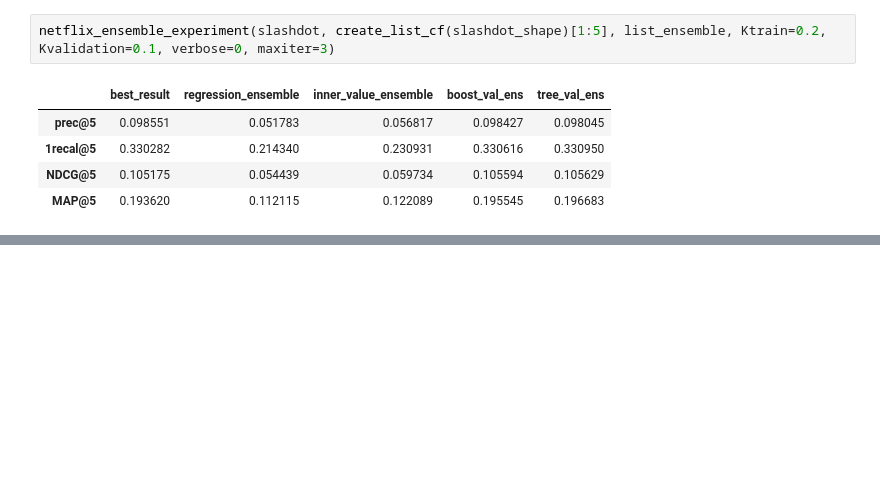
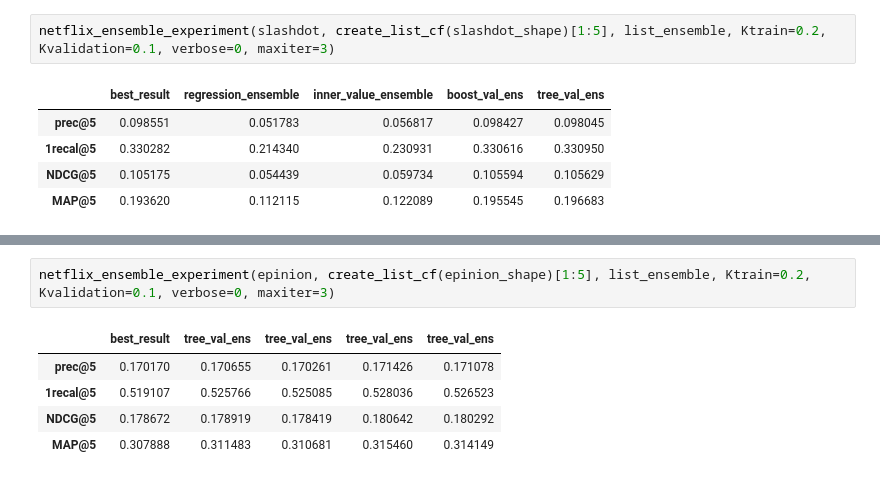
Before and after one commit to egorkudr1/diploma, a Jupyter notebook: rank_experiments_inverse.ipynb, the cells around one changed output, grey strips where cells are left out. Saved outputs shown, nothing was run; the diff lists cells and outputs as text; blank space fills up the shorter version.

```diff
--- a/rank_experiments_inverse.ipynb
+++ b/rank_experiments_inverse.ipynb
@@ -351,0 +400,8 @@ netflix_ensemble_experiment(slashdot, create_list_cf(slashdot_shape)[1:5], list_
+# %%
+netflix_ensemble_experiment(epinion, create_list_cf(epinion_shape)[1:5], list_ensemble, Ktrain=0.2, Kvalidation=0.1, verbose=0, maxiter=3)
+# %% [output]
+|  | best_result | tree_val_ens | tree_val_ens | tree_val_ens | tree_val_ens |
+| prec@5 | 0.170170 | 0.170655 | 0.170261 | 0.171426 | 0.171078 |
+| 1recal@5 | 0.519107 | 0.525766 | 0.525085 | 0.528036 | 0.526523 |
+| NDCG@5 | 0.178672 | 0.178919 | 0.178419 | 0.180642 | 0.180292 |
+| MAP@5 | 0.307888 | 0.311483 | 0.310681 | 0.315460 | 0.314149 |
```
Also changed, not shown: parts of 8 cells of this notebook.
